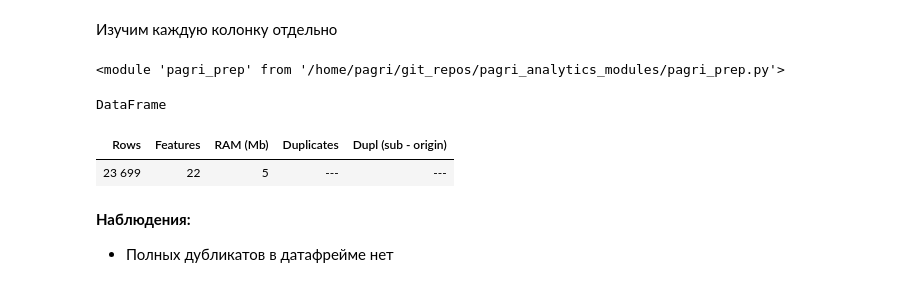
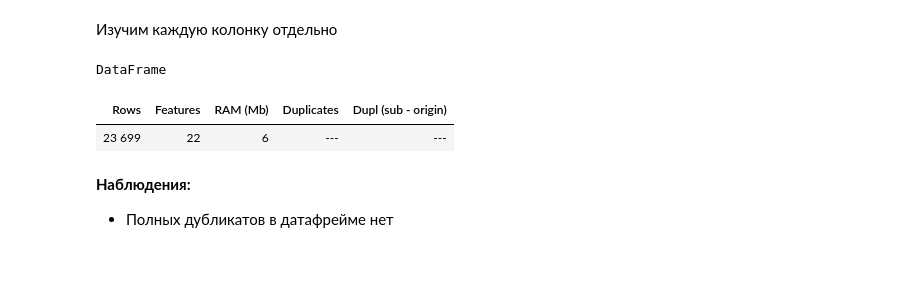
Before and after one commit to PAGriAnalytics/pagri-projects, a Jupyter notebook: quarto/projects/housing-ads-investigation/housing_ads_investigation.ipynb, the cells around one changed output. Drawn from its saved outputs; the diff is of its cells as text; code cells hidden in the pictures.

```diff
--- a/quarto/projects/housing-ads-investigation/housing_ads_investigation.ipynb
+++ b/quarto/projects/housing-ads-investigation/housing_ads_investigation.ipynb
@@ -119,15 +117,10 @@ import pagri_prep
-# %%
-import importlib
-importlib.reload(pagri_prep)
-# %% [output]
-<module 'pagri_prep' from '/home/pagri/git_repos/pagri_analytics_modules/pagri_prep.py'>
 # %%
-gen = pagri_prep.my_info_gen(df)
+gen = pagri_data_tools.my_info_gen(df)
 next(gen)
 # %% [output]
 DataFrame
 | Rows | Features | RAM (Mb) | Duplicates | Dupl (sub - origin) |
-| 23 699 | 22 | 5 | --- | --- |
+| 23 699 | 22 | 6 | --- | --- |
 # %% [markdown]
 **Наблюдения:**
 - Полных дубликатов в датафрейме нет
```
Also changed, not shown: parts of 3 cells of this notebook.
